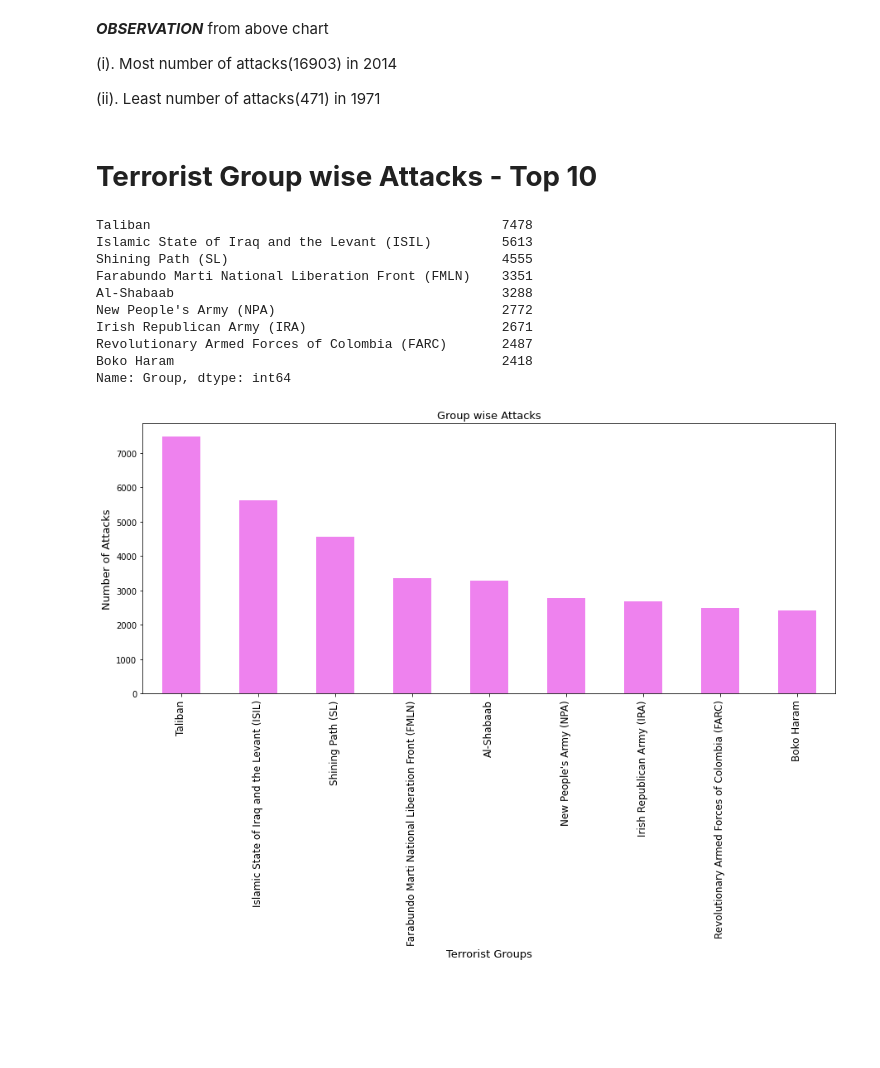
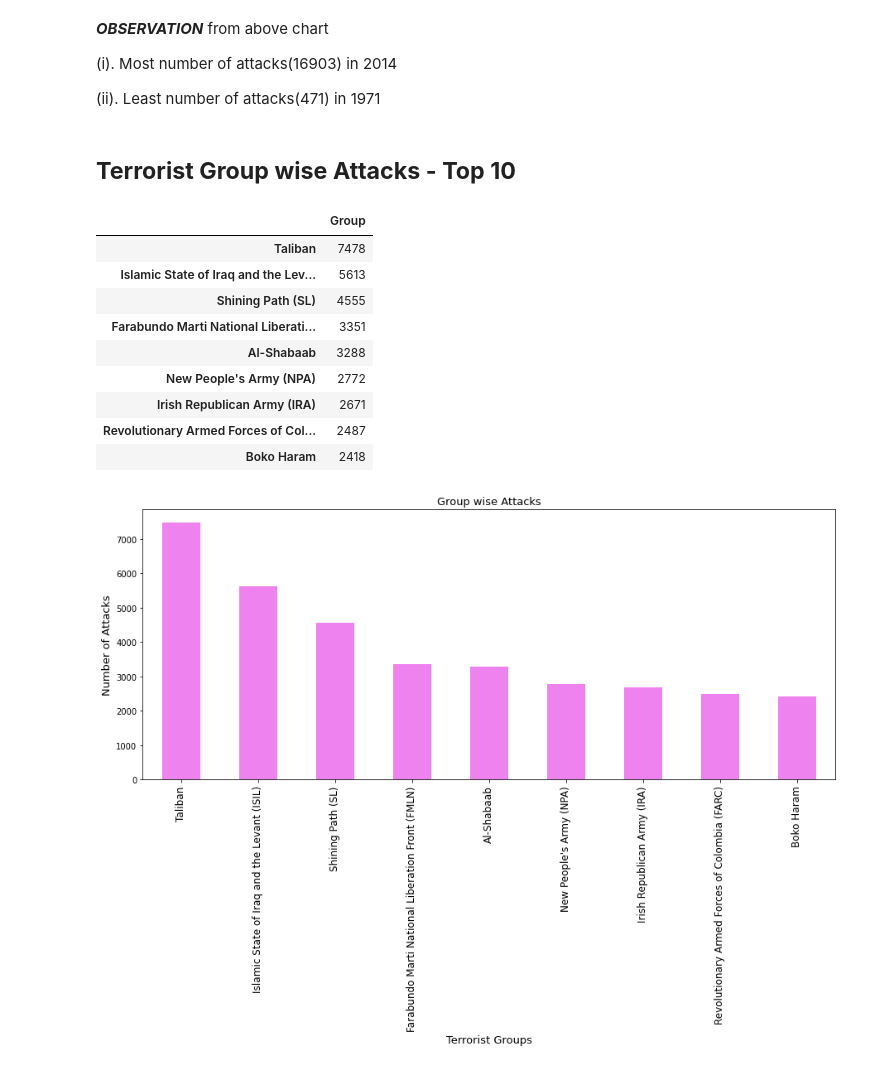
Before and after one commit to deepa-tyagi/global-td, a Jupyter notebook: Copy_of_Global_Terrorism_Analysis_Capstone_Project.ipynb, the cells around one changed output. Saved outputs shown, nothing was run; the diff lists cells and outputs as text; code cells hidden in the pictures; blank space fills up the shorter version.

```diff
--- a/Copy_of_Global_Terrorism_Analysis_Capstone_Project.ipynb
+++ b/Copy_of_Global_Terrorism_Analysis_Capstone_Project.ipynb
@@ -230,22 +241,22 @@ plt.show()
 
   (ii). Least number of attacks(471) in 1971
 # %% [markdown]
-# **Terrorist Group wise Attacks - Top 10**
+## **Terrorist Group wise Attacks - Top 10**
 # %%
 # Terrorist Group wise Attacks - Top 10
 grp=gtd["Group"].value_counts()[1:10]
-grp
+pd.DataFrame(grp)
 # %% [output]
-Taliban                                             7478
-Islamic State of Iraq and the Levant (ISIL)         5613
-Shining Path (SL)                                   4555
-Farabundo Marti National Liberation Front (FMLN)    3351
-Al-Shabaab                                          3288
-New People's Army (NPA)                             2772
-Irish Republican Army (IRA)                         2671
-Revolutionary Armed Forces of Colombia (FARC)       2487
-Boko Haram                                          2418
-Name: Group, dtype: int64
+|  | Group |
+| Taliban | 7478 |
+| Islamic State of Iraq and the Lev... | 5613 |
+| Shining Path (SL) | 4555 |
+| Farabundo Marti National Liberati... | 3351 |
+| Al-Shabaab | 3288 |
+| New People's Army (NPA) | 2772 |
+| Irish Republican Army (IRA) | 2671 |
+| Revolutionary Armed Forces of Col... | 2487 |
+| Boko Haram | 2418 |
 # %%
 grp.plot(kind="bar",color="violet",figsize=(15,6))
 plt.title("Group wise Attacks",fontsize=13)
```
Also changed, not shown: parts of 20 cells of this notebook.
